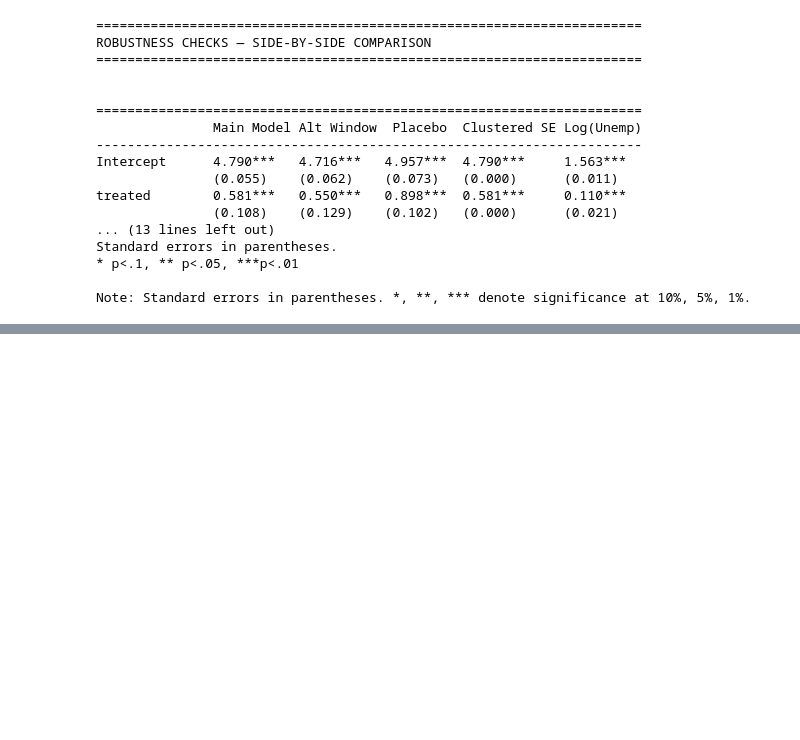
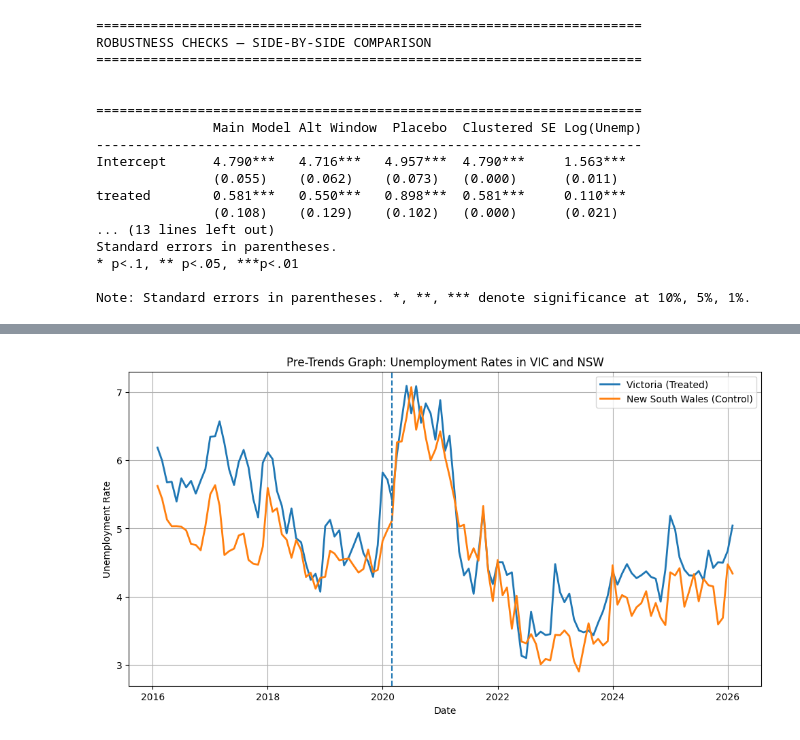
Before and after one commit to ECC3479-DMP/Group-Project, a Jupyter notebook: jupyter/robustness.ipynb, the cells around one changed output, grey strips where cells are left out. Drawn from its saved outputs; the diff is of its cells as text; code cells hidden in the pictures; blank space fills up the shorter version.

```diff
--- a/jupyter/robustness.ipynb
+++ b/jupyter/robustness.ipynb
@@ -230,0 +265,88 @@ Note: Standard errors in parentheses. *, **, *** denote significance at 10%, 5%,
+# %%
+# ============================================================
+# PRE-TRENDS / PARALLEL TRENDS GRAPH
+# ============================================================
+
+import matplotlib.pyplot as plt
+
+# ------------------------------------------------------------
+# CALCULATE AVERAGE UNEMPLOYMENT BY DATE + STATE
+# ------------------------------------------------------------
+
+trend_data = (
+    panel.groupby(['Date', 'state'])['unemployment']
+    .mean()
+    .reset_index()
+)
+
+# ------------------------------------------------------------
+# SPLIT STATES
+# ------------------------------------------------------------
+
+vic_trend = trend_data[trend_data['state'] == 'VIC']
+nsw_trend = trend_data[trend_data['state'] == 'NSW']
+
+# ------------------------------------------------------------
+# CREATE GRAPH
+# ------------------------------------------------------------
+
+plt.figure(figsize=(12,6))
+
+plt.plot(
+    vic_trend['Date'],
+    vic_trend['unemployment'],
+    label='Victoria (Treated)',
+    linewidth=2
+)
+
+plt.plot(
+    nsw_trend['Date'],
+    nsw_trend['unemployment'],
+    label='New South Wales (Control)',
+    linewidth=2
+)
+
+# ------------------------------------------------------------
+# TREATMENT LINE
+# ------------------------------------------------------------
+
+plt.axvline(
+    pd.to_datetime('2020-03-01'),
+    linestyle='--'
+)
+
+# ------------------------------------------------------------
+# LABELS
+# ------------------------------------------------------------
+
+plt.title('Pre-Trends Graph: Unemployment Rates in VIC and NSW')
+
+plt.xlabel('Date')
+
+plt.ylabel('Unemployment Rate')
+
+plt.legend()
+
+plt.grid(True)
+
+# ------------------------------------------------------------
+# SAVE FIGURE
+# ------------------------------------------------------------
+
+import os
+os.makedirs('../results', exist_ok=True)
+
+plt.savefig(
+    '../results/pre_trends_graph.png',
+    bbox_inches='tight'
+)
+
+# ------------------------------------------------------------
+# SHOW GRAPH
+# ------------------------------------------------------------
+
+plt.show()
+
+print("Pre-trends graph saved successfully.")
+# %% [output]
+[figure, added]
```
Also changed, not shown: parts of 14 cells of this notebook, 1 other file.
